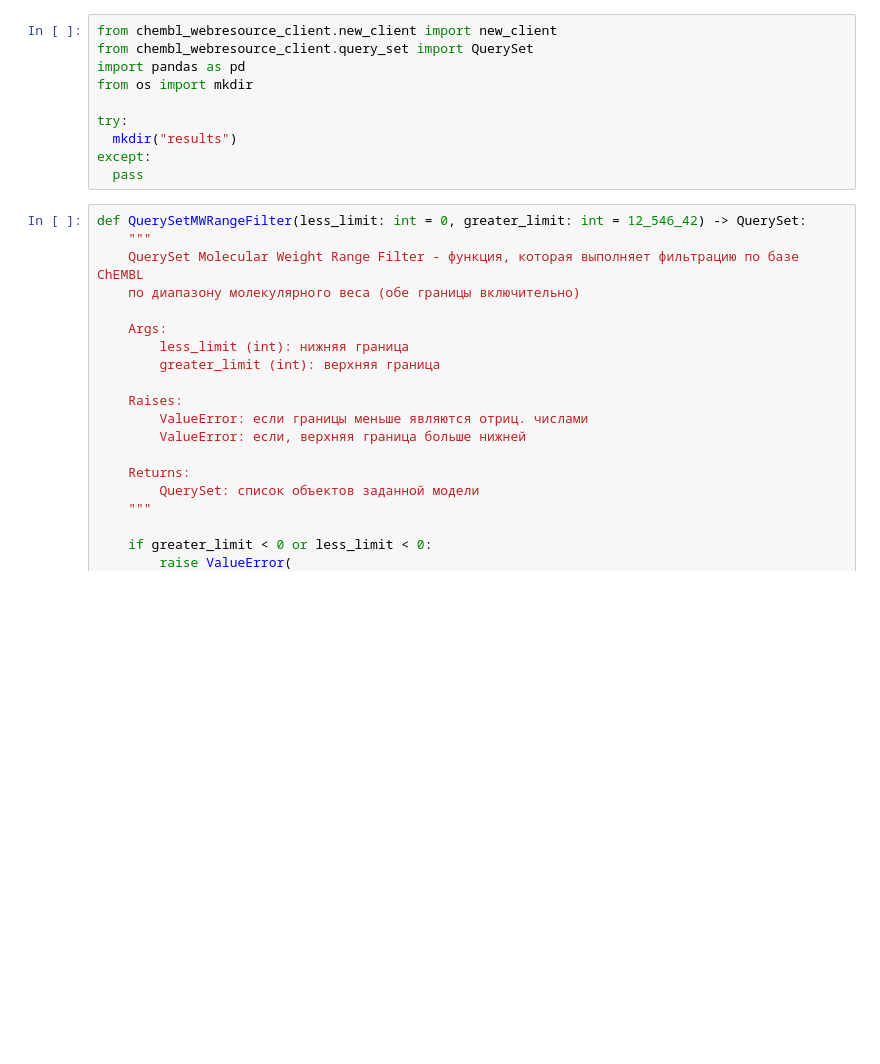
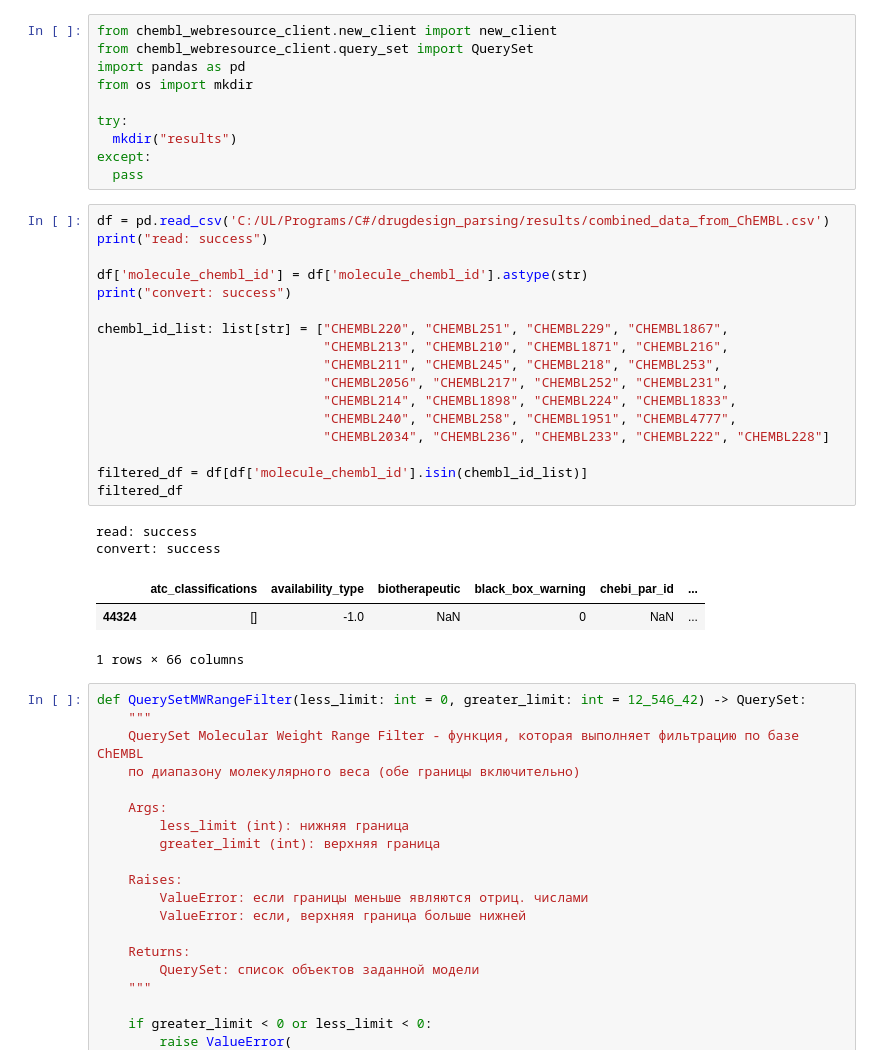
Before and after one commit to UmbrellaLeaf5/DrugDesign_ChEMBL_notebooks, a Jupyter notebook: download_data_by_mw.ipynb, the cells around one changed output. Drawn from its saved outputs; the diff is of its cells as text; blank space fills up the shorter version.

```diff
--- a/download_data_by_mw.ipynb
+++ b/download_data_by_mw.ipynb
@@ -8,6 +8,29 @@ try:
   mkdir("results")
 except:
   pass
+# %%
+df = pd.read_csv('C:/UL/Programs/C#/drugdesign_parsing/results/combined_data_from_ChEMBL.csv')
+print("read: success")
+
+df['molecule_chembl_id'] = df['molecule_chembl_id'].astype(str)
+print("convert: success")
+
+chembl_id_list: list[str] = ["CHEMBL220", "CHEMBL251", "CHEMBL229", "CHEMBL1867",
+                             "CHEMBL213", "CHEMBL210", "CHEMBL1871", "CHEMBL216",
+                             "CHEMBL211", "CHEMBL245", "CHEMBL218", "CHEMBL253",
+                             "CHEMBL2056", "CHEMBL217", "CHEMBL252", "CHEMBL231",
+                             "CHEMBL214", "CHEMBL1898", "CHEMBL224", "CHEMBL1833",
+                             "CHEMBL240", "CHEMBL258", "CHEMBL1951", "CHEMBL4777",
+                             "CHEMBL2034", "CHEMBL236", "CHEMBL233", "CHEMBL222", "CHEMBL228"]
+
+filtered_df = df[df['molecule_chembl_id'].isin(chembl_id_list)]
+filtered_df
+# %% [output]
+read: success
+convert: success
+|  | atc_classifications | availability_type | biotherapeutic | black_box_warning | chebi_par_id | ... |
+| 44324 | [] | -1.0 | NaN | 0 | NaN | ... |
+1 rows × 66 columns
 # %%
 def QuerySetMWRangeFilter(less_limit: int = 0, greater_limit: int = 12_546_42) -> QuerySet:
     """
```
